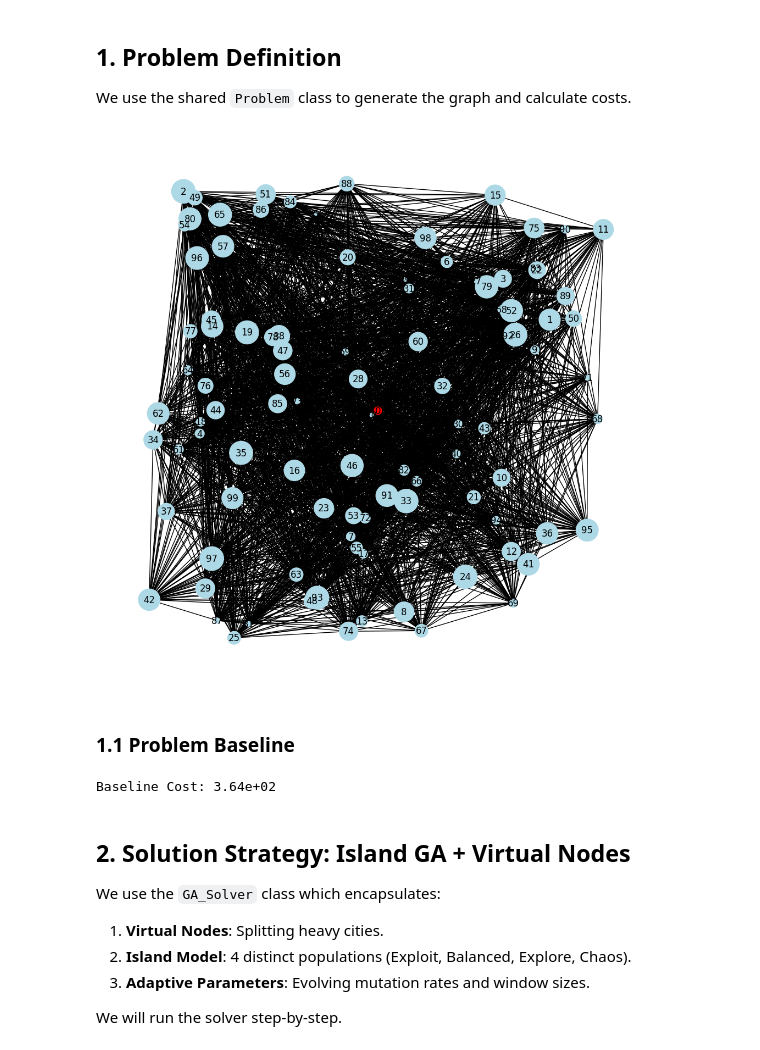
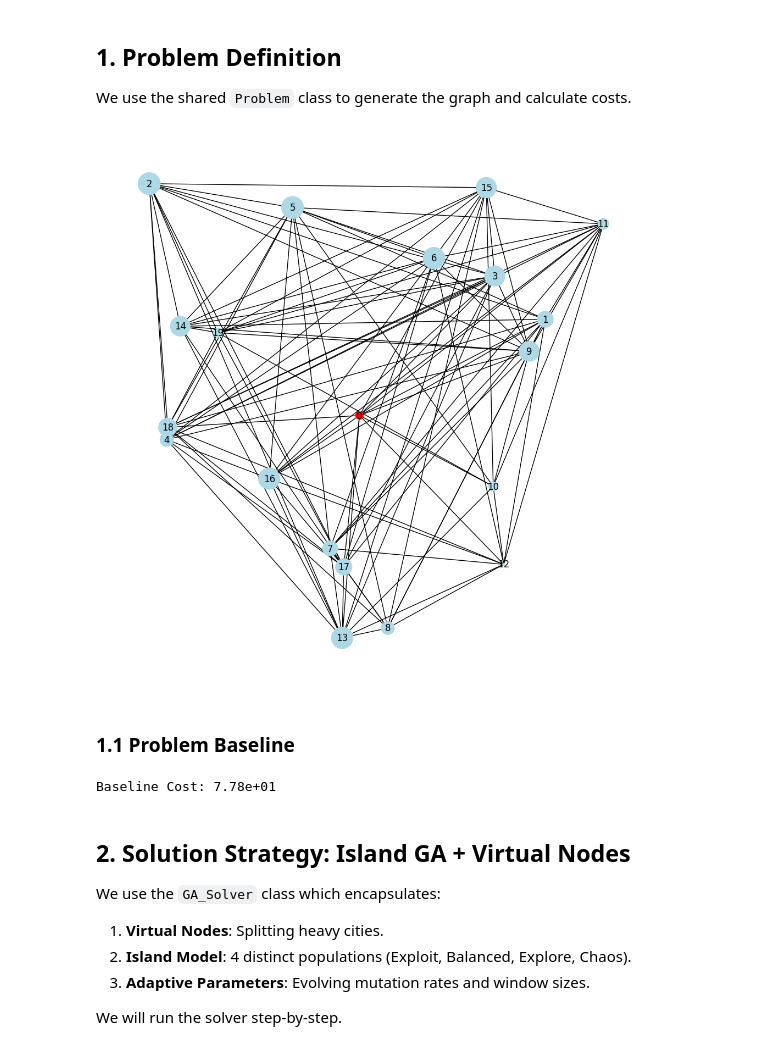
Before and after one commit to AgricolaC/project-work, a Jupyter notebook: study.ipynb, the cells around one changed output. Cells and saved outputs as stored; diff of their text form; code cells hidden in the pictures.

```diff
--- a/study.ipynb
+++ b/study.ipynb
@@ -26,18 +26,18 @@ logging.basicConfig(level=logging.INFO, format='%(message)s')
 We use the shared `Problem` class to generate the graph and calculate costs.
 # %%
 # Initialize Problem
-problem = Problem(num_cities=100, alpha=0.3,beta=0.2,density=0.5, seed=42)
+problem = Problem(num_cities=20, alpha=0.3,beta=0.2,density=0.5, seed=42)
 problem.plot()
 plt.show()
 # %% [output]
-[figure, old version]
+[figure, new version]
 # %% [markdown]
 ### 1.1 Problem Baseline
 # %%
 baseline_cost = problem.baseline()
 print(f"Baseline Cost: {baseline_cost:.2e}")
 # %% [output]
-Baseline Cost: 3.64e+02
+Baseline Cost: 7.78e+01
 # %% [markdown]
 ## 2. Solution Strategy: Island GA + Virtual Nodes
 We use the `GA_Solver` class which encapsulates:
```
Also changed, not shown: parts of 13 cells of this notebook, 5 other files.
